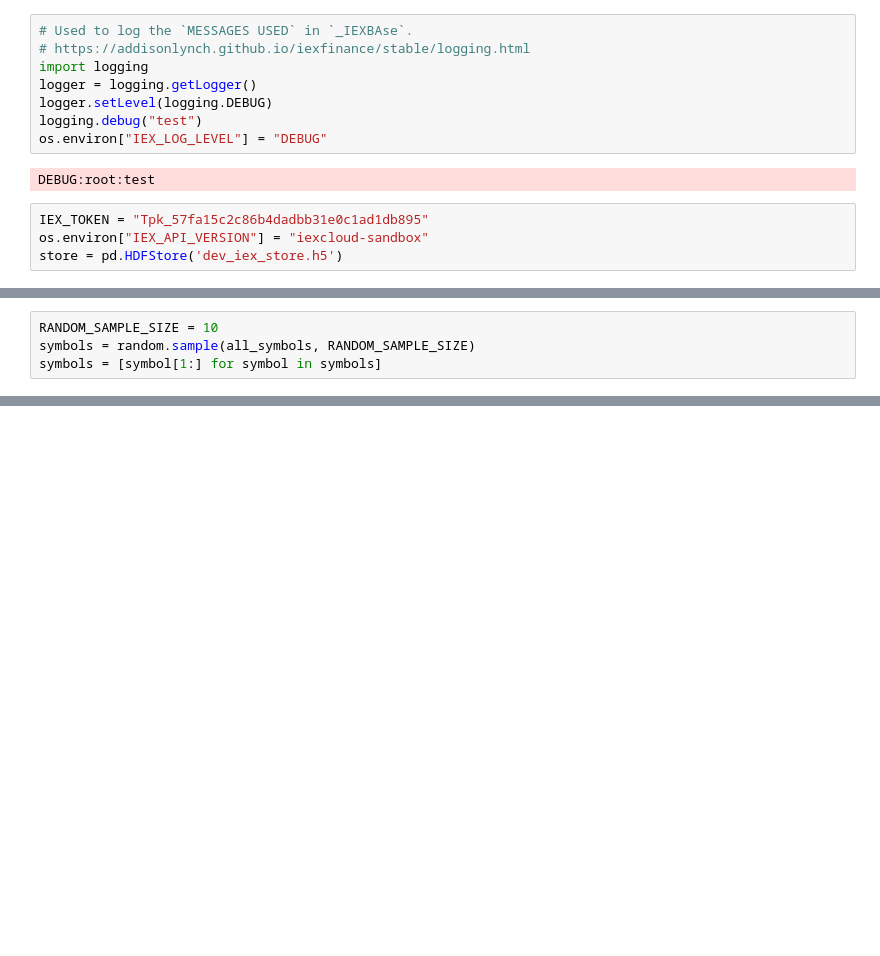
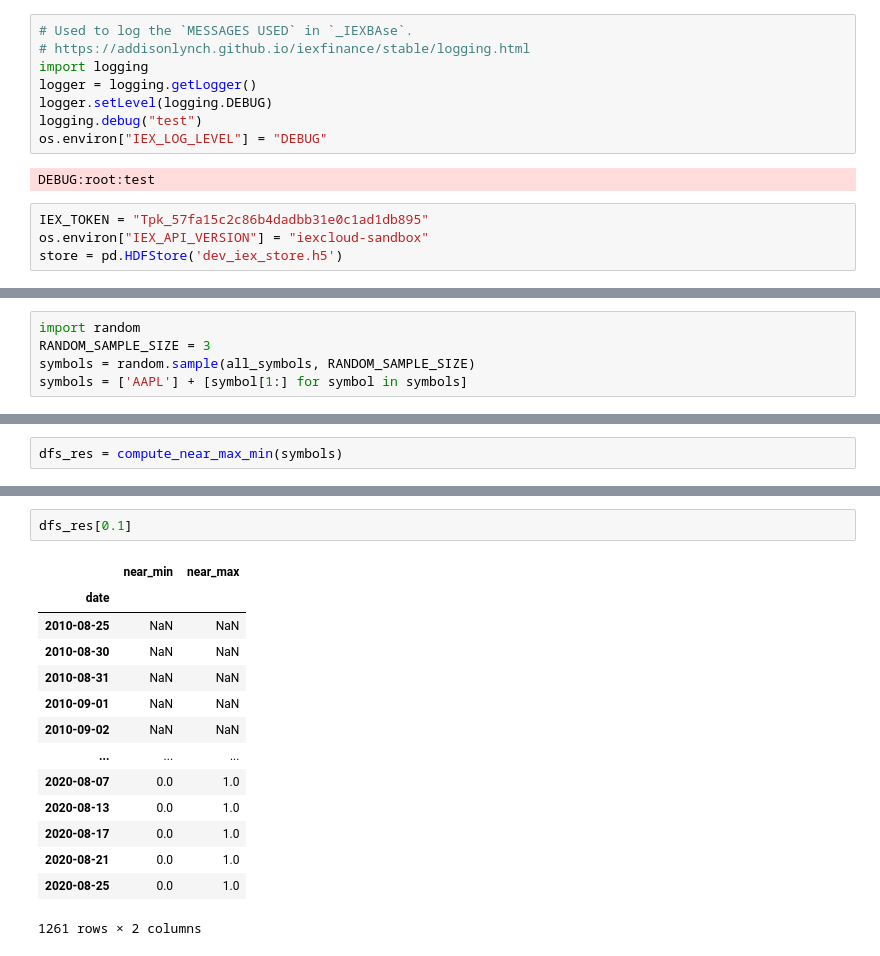
Before and after one commit to Olshansk/market_navigator, a Jupyter notebook: Altair Exploration.ipynb, the cells around one changed output, grey strips where cells are left out. Cells and saved outputs as stored; diff of their text form; blank space fills up the shorter version.

```diff
--- a/Altair Exploration.ipynb
+++ b/Altair Exploration.ipynb
@@ -44,4 +46,5 @@ all_symbols = store.keys()
 # %%
-RANDOM_SAMPLE_SIZE = 10
+import random
+RANDOM_SAMPLE_SIZE = 3
 symbols = random.sample(all_symbols, RANDOM_SAMPLE_SIZE)
-symbols = [symbol[1:] for symbol in symbols]
+symbols = ['AAPL'] + [symbol[1:] for symbol in symbols]
@@ -192,0 +160,2 @@ AttributeError: module 'altair' has no attribute 'save'
+# %%
+dfs_res = compute_near_max_min(symbols)
@@ -192,0 +177,17 @@ AttributeError: module 'altair' has no attribute 'save'
+# %%
+dfs_res[0.1]
+# %% [output]
+|  | near_min | near_max |
+| date |  |  |
+| 2010-08-25 | NaN | NaN |
+| 2010-08-30 | NaN | NaN |
+| 2010-08-31 | NaN | NaN |
+| 2010-09-01 | NaN | NaN |
+| 2010-09-02 | NaN | NaN |
+| ... | ... | ... |
+| 2020-08-07 | 0.0 | 1.0 |
+| 2020-08-13 | 0.0 | 1.0 |
+| 2020-08-17 | 0.0 | 1.0 |
+| 2020-08-21 | 0.0 | 1.0 |
+| 2020-08-25 | 0.0 | 1.0 |
+1261 rows × 2 columns
```
Also changed, not shown: parts of 18 cells of this notebook, 7 other files.
